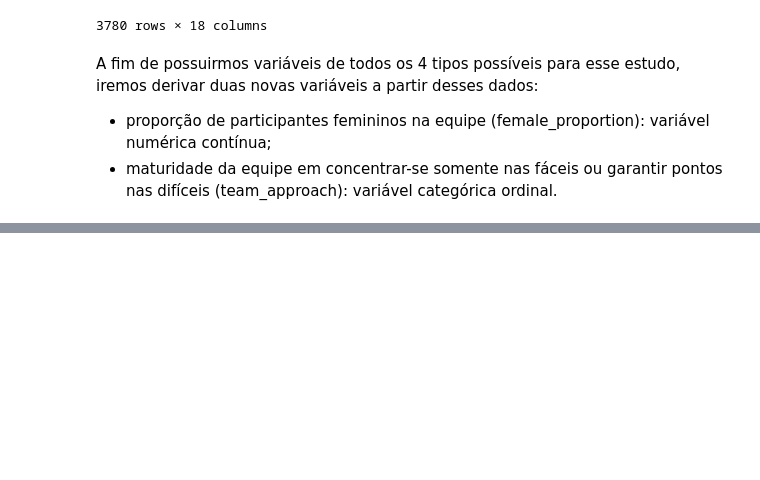
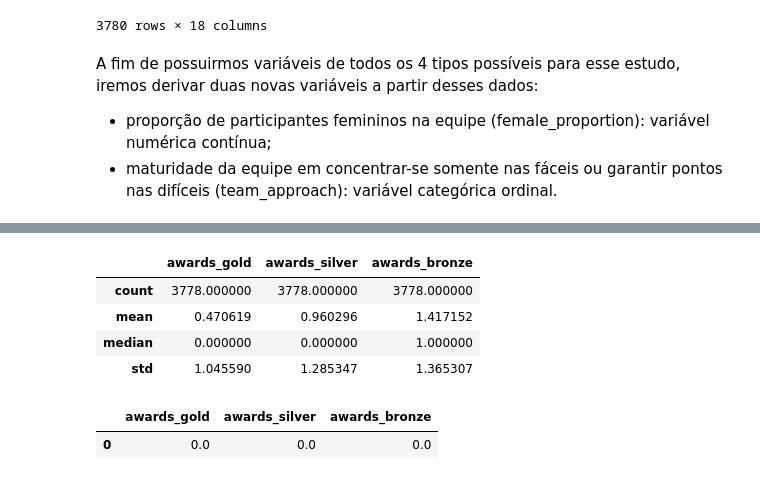
Before and after one commit to MatheusLuna37/IMO-analysis, a Jupyter notebook: teste03.ipynb, the cells around one changed output, grey strips where cells are left out. Cells and saved outputs as stored; diff of their text form; code cells hidden in the pictures; blank space fills up the shorter version.

```diff
--- a/teste03.ipynb
+++ b/teste03.ipynb
@@ -77,0 +66,20 @@ with pd.option_context("display.max_rows", None):
+# %%
+medalhas = [
+  "awards_gold" ,"awards_silver"	,"awards_bronze"
+]
+
+medalhas_resumo = data[medalhas].agg(["count", "mean", "median",'std'])
+
+
+display(medalhas_resumo)
+# %% [output]
+|  | awards_gold | awards_silver | awards_bronze |
+| count | 3778.000000 | 3778.000000 | 3778.000000 |
+| mean | 0.470619 | 0.960296 | 1.417152 |
+| median | 0.000000 | 0.000000 | 1.000000 |
+| std | 1.045590 | 1.285347 | 1.365307 |
+# %%
+data[medalhas].mode()
+# %% [output]
+|  | awards_gold | awards_silver | awards_bronze |
+| 0 | 0.0 | 0.0 | 0.0 |
```
Also changed, not shown: parts of 17 cells of this notebook.
